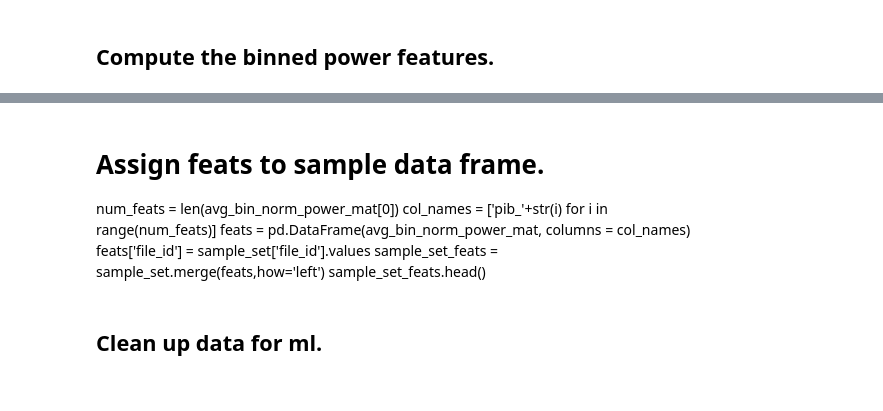
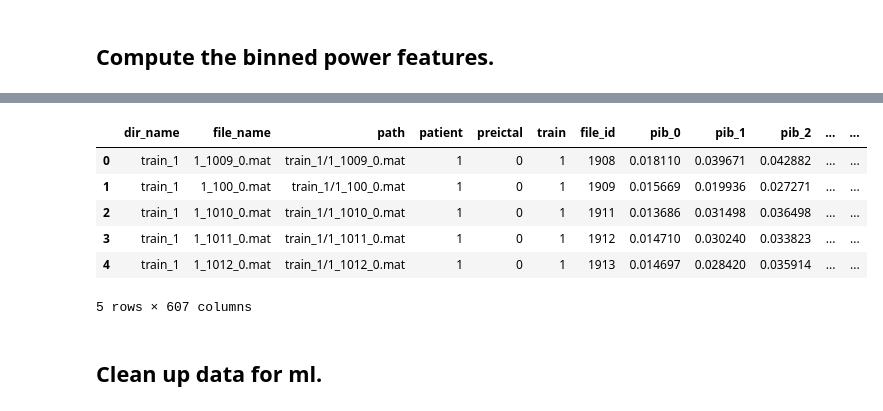
Before and after one commit to joshlevy89/seizure-detection-shared, a Jupyter notebook: scripts/2.EEGML-Sample-Regression-Binned-Power-Feature.ipynb, the cells around one changed output, grey strips where cells are left out. Drawn from its saved outputs; the diff is of its cells as text; code cells hidden in the pictures.

```diff
--- a/scripts/2.EEGML-Sample-Regression-Binned-Power-Feature.ipynb
+++ b/scripts/2.EEGML-Sample-Regression-Binned-Power-Feature.ipynb
@@ -54,11 +54,19 @@ Wall time: 790 ms
-# %% [markdown]
-# Assign feats to sample data frame.
-num_feats = len(avg_bin_norm_power_mat[0])
-col_names = ['pib_'+str(i) for i in range(num_feats)]
-feats = pd.DataFrame(avg_bin_norm_power_mat, columns = col_names)
-feats['file_id'] = sample_set['file_id'].values
-sample_set_feats = sample_set.merge(feats,how='left')
-sample_set_feats.head()
+# %%
+# Assign feats to sample data frame.
+num_feats = len(avg_bin_norm_power_mat[0])
+col_names = ['pib_'+str(i) for i in range(num_feats)]
+feats = pd.DataFrame(avg_bin_norm_power_mat, columns = col_names)
+feats['file_id'] = sample_set['file_id'].values
+sample_set_feats = sample_set.merge(feats,how='left')
+sample_set_feats.head()
+# %% [output]
+|  | dir_name | file_name | path | patient | preictal | train | file_id | pib_0 | pib_1 | pib_2 | ... | ... |
+| 0 | train_1 | 1_1009_0.mat | train_1/1_1009_0.mat | 1 | 0 | 1 | 1908 | 0.018110 | 0.039671 | 0.042882 | ... | ... |
+| 1 | train_1 | 1_100_0.mat | train_1/1_100_0.mat | 1 | 0 | 1 | 1909 | 0.015669 | 0.019936 | 0.027271 | ... | ... |
+| 2 | train_1 | 1_1010_0.mat | train_1/1_1010_0.mat | 1 | 0 | 1 | 1911 | 0.013686 | 0.031498 | 0.036498 | ... | ... |
+| 3 | train_1 | 1_1011_0.mat | train_1/1_1011_0.mat | 1 | 0 | 1 | 1912 | 0.014710 | 0.030240 | 0.033823 | ... | ... |
+| 4 | train_1 | 1_1012_0.mat | train_1/1_1012_0.mat | 1 | 0 | 1 | 1913 | 0.014697 | 0.028420 | 0.035914 | ... | ... |
+5 rows × 607 columns
 # %% [markdown]
 ## Clean up data for ml.
 # %%
```
Also changed, not shown: parts of 1 cell of this notebook, 1 other file.
